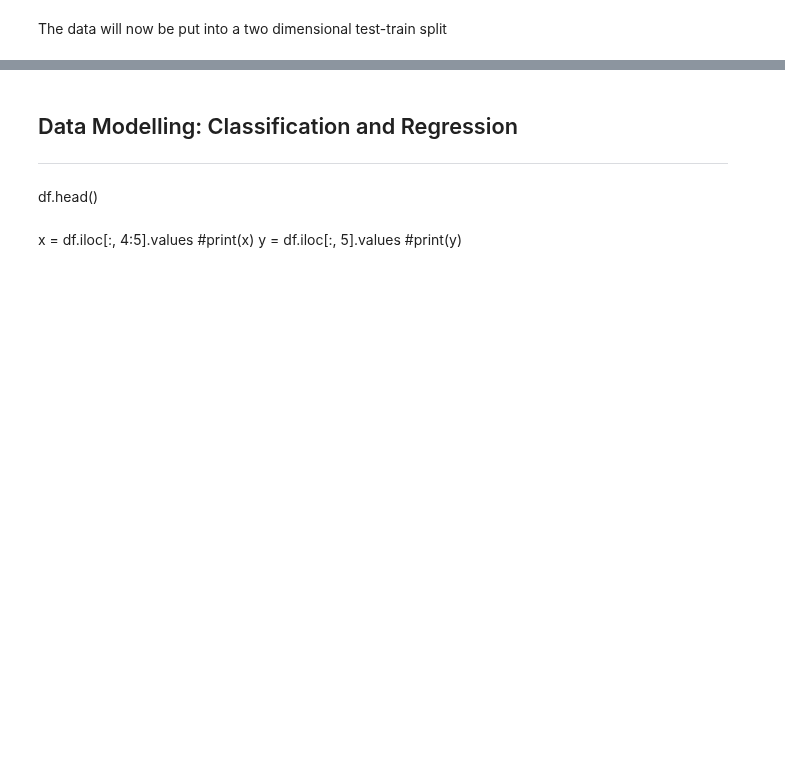
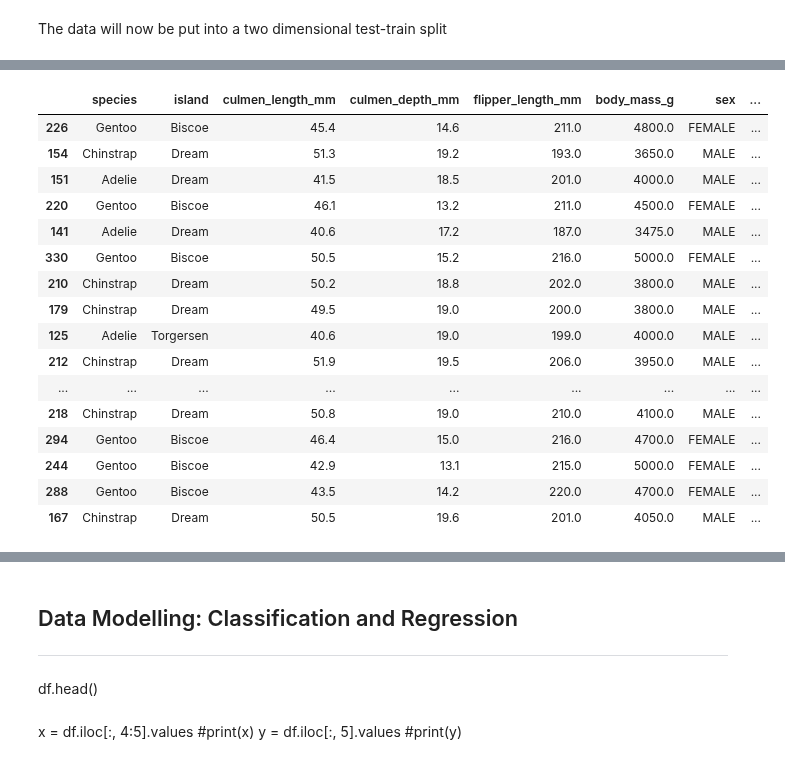
Before and after one commit to martinaobrien/machine-learning-and-statistics-assessment, a Jupyter notebook: Scikit-Learn-Jupyter-Notebook.ipynb, the cells around one changed output, grey strips where cells are left out. Saved outputs shown, nothing was run; the diff lists cells and outputs as text; code cells hidden in the pictures; blank space fills up the shorter version.

```diff
--- a/Scikit-Learn-Jupyter-Notebook.ipynb
+++ b/Scikit-Learn-Jupyter-Notebook.ipynb
@@ -450,0 +440,2 @@ lre.score(test[['culmen_length_mm', 'culmen_depth_mm', 'flipper_length_mm', 'bod
+# %%
+inputs, outputs = train[['flipper_length_mm', 'body_mass_g']], train['sex']
@@ -450,0 +516,21 @@ lre.score(test[['culmen_length_mm', 'culmen_depth_mm', 'flipper_length_mm', 'bod
+# %%
+misclass = test[test['predicted'] != test['sex']]
+misclass
+# %% [output]
+|  | species | island | culmen_length_mm | culmen_depth_mm | flipper_length_mm | body_mass_g | sex | ... |
+| 226 | Gentoo | Biscoe | 45.4 | 14.6 | 211.0 | 4800.0 | FEMALE | ... |
+| 154 | Chinstrap | Dream | 51.3 | 19.2 | 193.0 | 3650.0 | MALE | ... |
+| 151 | Adelie | Dream | 41.5 | 18.5 | 201.0 | 4000.0 | MALE | ... |
+| 220 | Gentoo | Biscoe | 46.1 | 13.2 | 211.0 | 4500.0 | FEMALE | ... |
+| 141 | Adelie | Dream | 40.6 | 17.2 | 187.0 | 3475.0 | MALE | ... |
+| 330 | Gentoo | Biscoe | 50.5 | 15.2 | 216.0 | 5000.0 | FEMALE | ... |
+| 210 | Chinstrap | Dream | 50.2 | 18.8 | 202.0 | 3800.0 | MALE | ... |
+| 179 | Chinstrap | Dream | 49.5 | 19.0 | 200.0 | 3800.0 | MALE | ... |
+| 125 | Adelie | Torgersen | 40.6 | 19.0 | 199.0 | 4000.0 | MALE | ... |
+| 212 | Chinstrap | Dream | 51.9 | 19.5 | 206.0 | 3950.0 | MALE | ... |
+| ... | ... | ... | ... | ... | ... | ... | ... | ... |
+| 218 | Chinstrap | Dream | 50.8 | 19.0 | 210.0 | 4100.0 | MALE | ... |
+| 294 | Gentoo | Biscoe | 46.4 | 15.0 | 216.0 | 4700.0 | FEMALE | ... |
+| 244 | Gentoo | Biscoe | 42.9 | 13.1 | 215.0 | 5000.0 | FEMALE | ... |
+| 288 | Gentoo | Biscoe | 43.5 | 14.2 | 220.0 | 4700.0 | FEMALE | ... |
+| 167 | Chinstrap | Dream | 50.5 | 19.6 | 201.0 | 4050.0 | MALE | ... |
```
Also changed, not shown: parts of 93 cells of this notebook.
